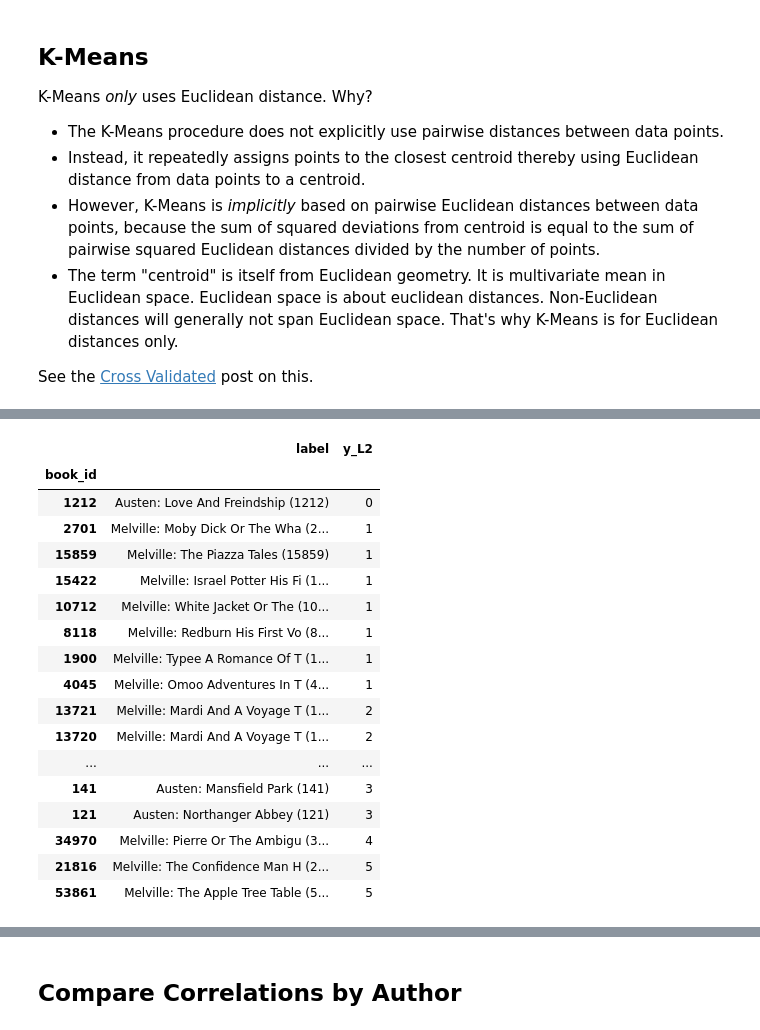
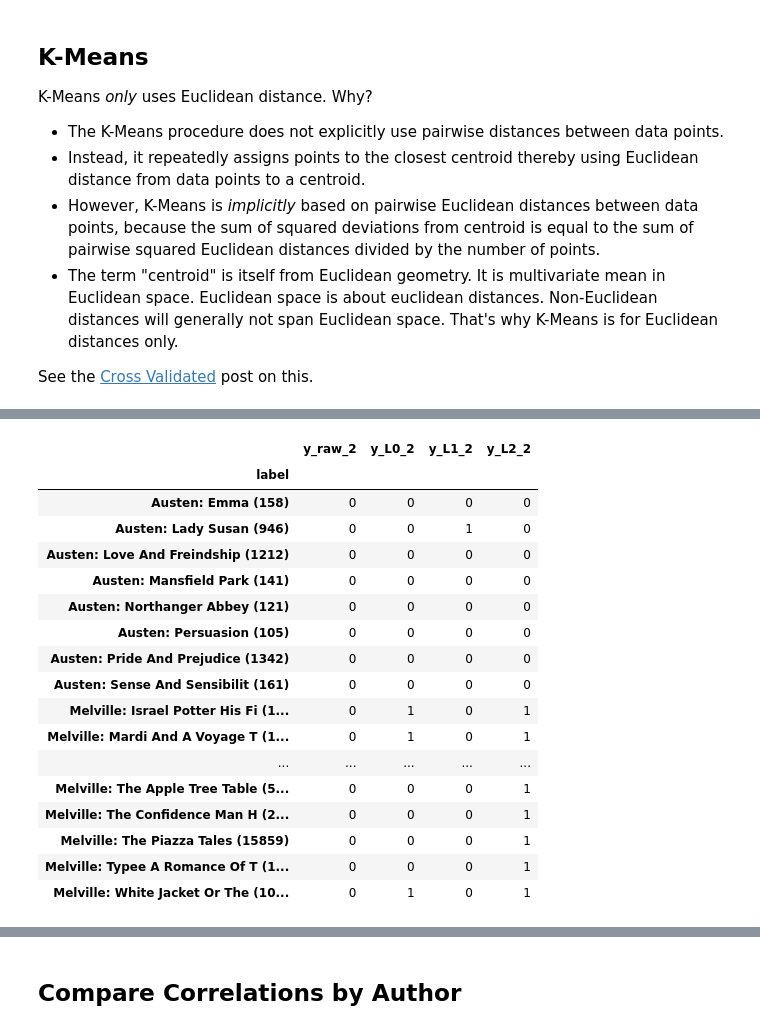
Before and after one commit to ontoligent/DS5001-2023-01-R, a Jupyter notebook: lessons/M06_CusteringSimilarity/M06_01_SimilarityMeasures.ipynb, the cells around one changed output, grey strips where cells are left out. Drawn from its saved outputs; the diff is of its cells as text; code cells hidden in the pictures.

```diff
--- a/lessons/M06_CusteringSimilarity/M06_01_SimilarityMeasures.ipynb
+++ b/lessons/M06_CusteringSimilarity/M06_01_SimilarityMeasures.ipynb
@@ -285,7 +282,0 @@ n_clusters = 6
-# %%
-LIB['y_raw'] = KMeans(n_clusters).fit_predict(TFIDF)
-LIB['y_L0'] = KMeans(n_clusters).fit_predict(L0)
-LIB['y_L1'] = KMeans(n_clusters).fit_predict(L1)
-LIB['y_L2'] = KMeans(n_clusters).fit_predict(L2)
-# %%
-y_cols = [col for col in LIB.columns if 'y_' in col]
@@ -313,21 +283,29 @@ LIB[['label'] + y_cols].sort_values('label').style.background_gradient('YlGnBu')
-# %%
-LIB[['label'] + y_cols].sort_values('y_L2')[['label', 'y_L2']].style.background_gradient('YlGnBu')
-# %% [output]
-|  | label | y_L2 |
-| book_id |  |  |
-| 1212 | Austen: Love And Freindship (1212) | 0 |
-| 2701 | Melville: Moby Dick Or The Wha (2... | 1 |
-| 15859 | Melville: The Piazza Tales (15859) | 1 |
-| 15422 | Melville: Israel Potter His Fi (1... | 1 |
-| 10712 | Melville: White Jacket Or The (10... | 1 |
-| 8118 | Melville: Redburn His First Vo (8... | 1 |
-| 1900 | Melville: Typee A Romance Of T (1... | 1 |
-| 4045 | Melville: Omoo Adventures In T (4... | 1 |
-| 13721 | Melville: Mardi And A Voyage T (1... | 2 |
-| 13720 | Melville: Mardi And A Voyage T (1... | 2 |
-| ... | ... | ... |
-| 141 | Austen: Mansfield Park (141) | 3 |
-| 121 | Austen: Northanger Abbey (121) | 3 |
-| 34970 | Melville: Pierre Or The Ambigu (3... | 4 |
-| 21816 | Melville: The Confidence Man H (2... | 5 |
-| 53861 | Melville: The Apple Tree Table (5... | 5 |
+# %%
+def get_k_clusters(k=10):
+    LIB[f'y_raw_{k}'] = KMeans(k).fit_predict(TFIDF)
+    LIB[f'y_L0_{k}'] = KMeans(k).fit_predict(L0)
+    LIB[f'y_L1_{k}'] = KMeans(k).fit_predict(L1)
+    LIB[f'y_L2_{k}'] = KMeans(k).fit_predict(L2)
+    y_cols = [col for col in LIB.columns if 'y_' in col and f'_{k}' in col]
+    return LIB.reset_index().set_index('label')[y_cols].sort_values('label').style.background_gradient(colors)
+# %%
+get_k_clusters(2)
+# %% [output]
+|  | y_raw_2 | y_L0_2 | y_L1_2 | y_L2_2 |
+| label |  |  |  |  |
+| Austen: Emma (158) | 0 | 0 | 0 | 0 |
+| Austen: Lady Susan (946) | 0 | 0 | 1 | 0 |
+| Austen: Love And Freindship (1212) | 0 | 0 | 0 | 0 |
+| Austen: Mansfield Park (141) | 0 | 0 | 0 | 0 |
+| Austen: Northanger Abbey (121) | 0 | 0 | 0 | 0 |
+| Austen: Persuasion (105) | 0 | 0 | 0 | 0 |
+| Austen: Pride And Prejudice (1342) | 0 | 0 | 0 | 0 |
+| Austen: Sense And Sensibilit (161) | 0 | 0 | 0 | 0 |
+| Melville: Israel Potter His Fi (1... | 0 | 1 | 0 | 1 |
+| Melville: Mardi And A Voyage T (1... | 0 | 1 | 0 | 1 |
+| ... | ... | ... | ... | ... |
+| Melville: The Apple Tree Table (5... | 0 | 0 | 0 | 1 |
+| Melville: The Confidence Man H (2... | 0 | 0 | 0 | 1 |
+| Melville: The Piazza Tales (15859) | 0 | 0 | 0 | 1 |
+| Melville: Typee A Romance Of T (1... | 0 | 0 | 0 | 1 |
+| Melville: White Jacket Or The (10... | 0 | 1 | 0 | 1 |
```
Also changed, not shown: parts of 10 cells of this notebook, 5 other files.
